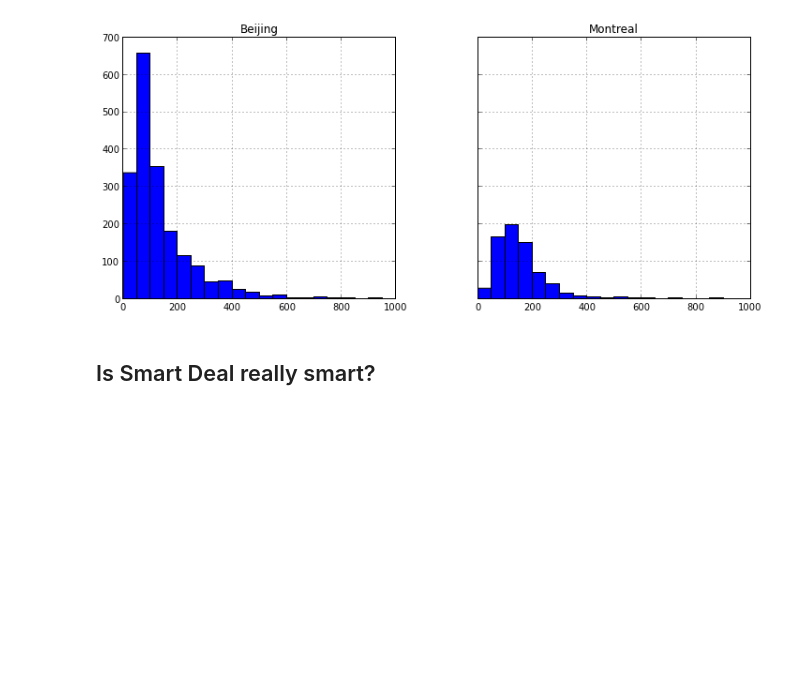
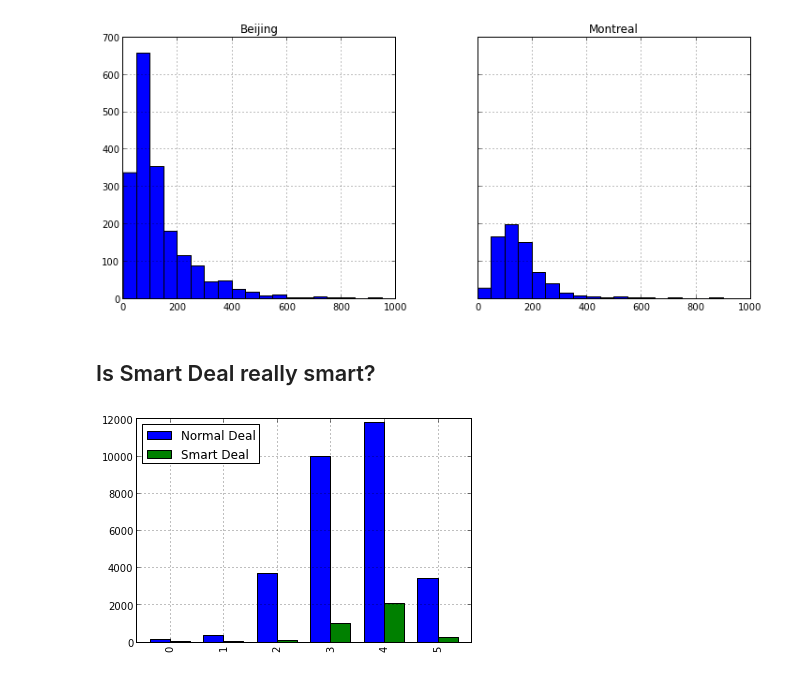
Before and after one commit to joashxu/dataexplore, a Jupyter notebook: hotelprice.ipynb, the cells around one changed output. Saved outputs shown, nothing was run; the diff lists cells and outputs as text; code cells hidden in the pictures; blank space fills up the shorter version.

Commit message:
Update on hotelprice

```diff
--- a/hotelprice.ipynb
+++ b/hotelprice.ipynb
@@ -154,3 +146,9 @@ h = bei_mon_df.hist(ax=axes, bins=bins, sharey=True)
 [figure]
 # %% [markdown]
 ## Is Smart Deal really smart?
+# %%
+df = psql.frame_query("""
+        SELECT *
+        FROM hotelprices
+        WHERE city='New York' OR city='Beijing' OR city='Montreal' OR city='Amsterdam '
+        ORDER BY city, hotelname;""", pgcon)
@@ -156,0 +157,15 @@ h = bei_mon_df.hist(ax=axes, bins=bins, sharey=True)
+# %%
+def get_star_count(value):
+    for i in range(6):
+        if not value.get(i, None):
+            value.update({i: 0})
+    return value.values()
+# %%
+normal_deal_ny_df = df[(df['issmartdeal'] == False) & (df['city'] == 'New York')].groupby(['hotelclassstars'])['issmartdeal'].count()
+smart_deal_ny_df = df[(df['issmartdeal'] == True) & (df['city'] == 'New York')].groupby(['hotelclassstars'])['issmartdeal'].count()
+
+deal_mon = zip(get_star_count(normal_deal_ny_df.to_dict()), get_star_count(smart_deal_ny_df.to_dict()))
+deal_mon_df = pd.DataFrame(deal_mon, columns=['Normal Deal', 'Smart Deal'])
+bar_plot = deal_mon_df.plot(kind='bar')
+# %% [output]
+[figure, added]
```
Also changed, not shown: parts of 3 cells of this notebook.
